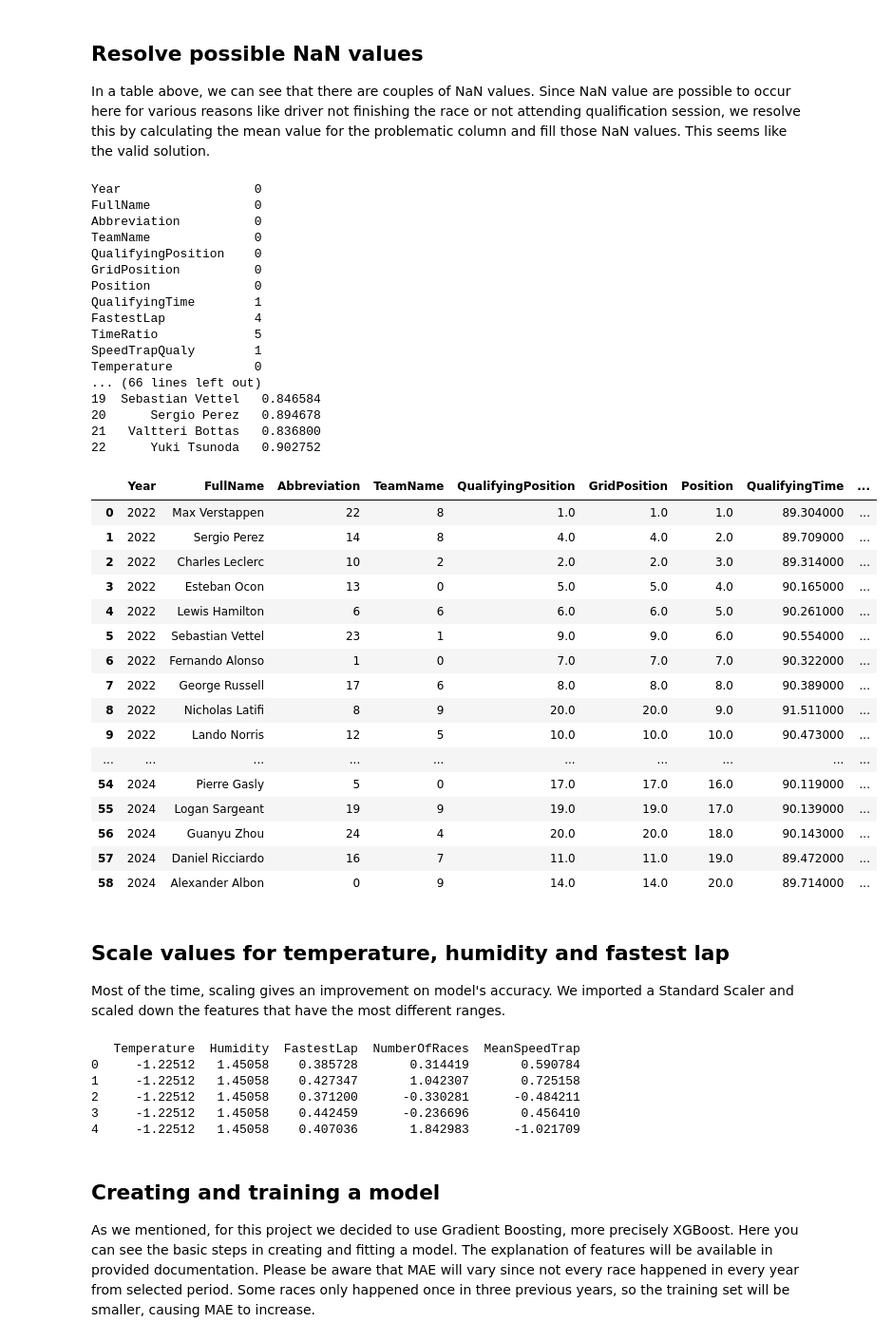
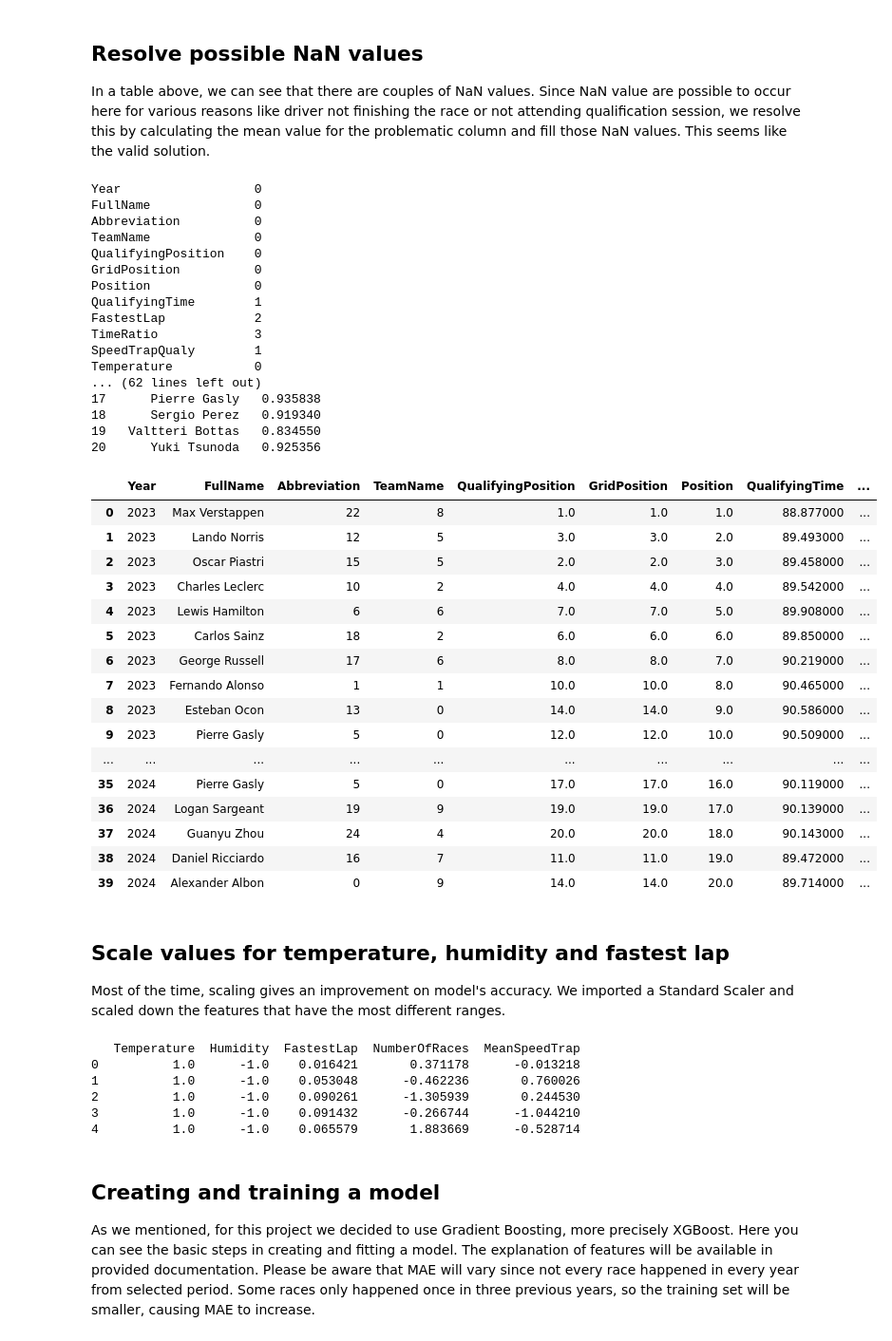
Before and after one commit to petarstamenkovic/F1-Race-Predictor, a Jupyter notebook: F1_Race_Predictor.ipynb, the cells around one changed output. Shown at 95% size. Saved outputs shown, nothing was run; the diff lists cells and outputs as text; code cells hidden in the pictures.

Commit message:
Notebook file completed, documentation and read me left to write!

```diff
--- a/F1_Race_Predictor.ipynb
+++ b/F1_Race_Predictor.ipynb
@@ -233,8 +215,8 @@ core           INFO     Finished loading data for 20 drivers: ['1', '11', '4', '
 After fetching the data, we merge them all in one big final Data Frame. Merge is mostly done on driver Abbreviations. For features Time Ratio and Speed Trap, we group our entries by drivers and calculate the mean values for each one. This is later used in the prediction sample.
 # %%
 # Combine all data
-all_races = pd.concat([race_2022, race_2023, race_2024], ignore_index=True)
-all_qualis = pd.concat([quali_2022, quali_2023, quali_2024], ignore_index=True)
+all_races = pd.concat([race_2023, race_2024], ignore_index=True)
+all_qualis = pd.concat([quali_2023, quali_2024], ignore_index=True)
 
 # Merge race and qualifying data
 merged_data = pd.merge(
@@ -357,57 +350,57 @@ for col in ["QualifyingTime", "FastestLap", "TimeRatio", "SpeedTrapQualy"]:
     final_sessions_encoded[col] = final_sessions_encoded[col].fillna(final_sessions_encoded[col].mean())
 
 # Verify that there are no NaN values
 print(final_sessions_encoded.isnull().sum())
 
 # Calculate and print mean trap speed for each driver - this is visualy easier for creating prediction sample
 mean_speeds = final_sessions_encoded.groupby('FullName')['SpeedTrapQualy'].mean().reset_index()
 print("Mean speeds are: ", mean_speeds)
 
 # Calculate and print time ratio for each driver - this is visualy easier for creating prediction sample
 mean_time_ratio = final_sessions_encoded.groupby('FullName')['TimeRatio'].mean().reset_index()
 print("Mean time ratio's are: ", mean_time_ratio)
 
 # Calculating mean values and importing them into Data Frame
 final_sessions_encoded['MeanSpeedTrap'] = final_sessions_encoded.groupby('FullName')['SpeedTrapQualy'].transform('mean')
 final_sessions_encoded['MeanTimeRatio'] = final_sessions_encoded.groupby('FullName')['TimeRatio'].transform('mean')
-final_sessions_encoded['YearWeight'] = final_sessions_encoded['Year'].map({2024: 4, 2023: 2, 2022: 1})
+final_sessions_encoded['YearWeight'] = final_sessions_encoded['Year'].map({2024: 5, 2023: 3, 2022: 0.1})
 
 final_sessions_encoded
 # %% [output]
 Year                  0
 FullName              0
 Abbreviation          0
 TeamName              0
 QualifyingPosition    0
 GridPosition          0
 Position              0
 QualifyingTime        1
-FastestLap            4
-TimeRatio             5
+FastestLap            2
+TimeRatio             3
 SpeedTrapQualy        1
 Temperature           0
-... (66 lines left out)
-19  Sebastian Vettel   0.846584
-20      Sergio Perez   0.894678
-21   Valtteri Bottas   0.836800
-22      Yuki Tsunoda   0.902752
+... (62 lines left out)
+17      Pierre Gasly   0.935838
+18      Sergio Perez   0.919340
+19   Valtteri Bottas   0.834550
+20      Yuki Tsunoda   0.925356
 |  | Year | FullName | Abbreviation | TeamName | QualifyingPosition | GridPosition | Position | QualifyingTime | ... |
-| 0 | 2022 | Max Verstappen | 22 | 8 | 1.0 | 1.0 | 1.0 | 89.304000 | ... |
-| 1 | 2022 | Sergio Perez | 14 | 8 | 4.0 | 4.0 | 2.0 | 89.709000 | ... |
-| 2 | 2022 | Charles Leclerc | 10 | 2 | 2.0 | 2.0 | 3.0 | 89.314000 | ... |
-| 3 | 2022 | Esteban Ocon | 13 | 0 | 5.0 | 5.0 | 4.0 | 90.165000 | ... |
-| 4 | 2022 | Lewis Hamilton | 6 | 6 | 6.0 | 6.0 | 5.0 | 90.261000 | ... |
-| 5 | 2022 | Sebastian Vettel | 23 | 1 | 9.0 | 9.0 | 6.0 | 90.554000 | ... |
-| 6 | 2022 | Fernando Alonso | 1 | 0 | 7.0 | 7.0 | 7.0 | 90.322000 | ... |
-| 7 | 2022 | George Russell | 17 | 6 | 8.0 | 8.0 | 8.0 | 90.389000 | ... |
-| 8 | 2022 | Nicholas Latifi | 8 | 9 | 20.0 | 20.0 | 9.0 | 91.511000 | ... |
-| 9 | 2022 | Lando Norris | 12 | 5 | 10.0 | 10.0 | 10.0 | 90.473000 | ... |
+| 0 | 2023 | Max Verstappen | 22 | 8 | 1.0 | 1.0 | 1.0 | 88.877000 | ... |
+| 1 | 2023 | Lando Norris | 12 | 5 | 3.0 | 3.0 | 2.0 | 89.493000 | ... |
+| 2 | 2023 | Oscar Piastri | 15 | 5 | 2.0 | 2.0 | 3.0 | 89.458000 | ... |
+| 3 | 2023 | Charles Leclerc | 10 | 2 | 4.0 | 4.0 | 4.0 | 89.542000 | ... |
+| 4 | 2023 | Lewis Hamilton | 6 | 6 | 7.0 | 7.0 | 5.0 | 89.908000 | ... |
+| 5 | 2023 | Carlos Sainz | 18 | 2 | 6.0 | 6.0 | 6.0 | 89.850000 | ... |
+| 6 | 2023 | George Russell | 17 | 6 | 8.0 | 8.0 | 7.0 | 90.219000 | ... |
+| 7 | 2023 | Fernando Alonso | 1 | 1 | 10.0 | 10.0 | 8.0 | 90.465000 | ... |
+| 8 | 2023 | Esteban Ocon | 13 | 0 | 14.0 | 14.0 | 9.0 | 90.586000 | ... |
+| 9 | 2023 | Pierre Gasly | 5 | 0 | 12.0 | 12.0 | 10.0 | 90.509000 | ... |
 | ... | ... | ... | ... | ... | ... | ... | ... | ... | ... |
-| 54 | 2024 | Pierre Gasly | 5 | 0 | 17.0 | 17.0 | 16.0 | 90.119000 | ... |
-| 55 | 2024 | Logan Sargeant | 19 | 9 | 19.0 | 19.0 | 17.0 | 90.139000 | ... |
-| 56 | 2024 | Guanyu Zhou | 24 | 4 | 20.0 | 20.0 | 18.0 | 90.143000 | ... |
-| 57 | 2024 | Daniel Ricciardo | 16 | 7 | 11.0 | 11.0 | 19.0 | 89.472000 | ... |
-| 58 | 2024 | Alexander Albon | 0 | 9 | 14.0 | 14.0 | 20.0 | 89.714000 | ... |
+| 35 | 2024 | Pierre Gasly | 5 | 0 | 17.0 | 17.0 | 16.0 | 90.119000 | ... |
+| 36 | 2024 | Logan Sargeant | 19 | 9 | 19.0 | 19.0 | 17.0 | 90.139000 | ... |
+| 37 | 2024 | Guanyu Zhou | 24 | 4 | 20.0 | 20.0 | 18.0 | 90.143000 | ... |
+| 38 | 2024 | Daniel Ricciardo | 16 | 7 | 11.0 | 11.0 | 19.0 | 89.472000 | ... |
+| 39 | 2024 | Alexander Albon | 0 | 9 | 14.0 | 14.0 | 20.0 | 89.714000 | ... |
 # %% [markdown]
 ## Scale values for temperature, humidity and fastest lap
 
@@ -431,11 +424,11 @@ final_sessions_encoded['FastestLap'] = fastest_lap_scaler.fit_transform(final_se
 print(final_sessions_encoded[['Temperature', 'Humidity', 'FastestLap','NumberOfRaces', 'MeanSpeedTrap']].head())
 # %% [output]
    Temperature  Humidity  FastestLap  NumberOfRaces  MeanSpeedTrap
-0     -1.22512   1.45058    0.385728       0.314419       0.590784
-1     -1.22512   1.45058    0.427347       1.042307       0.725158
-2     -1.22512   1.45058    0.371200      -0.330281      -0.484211
-3     -1.22512   1.45058    0.442459      -0.236696       0.456410
-4     -1.22512   1.45058    0.407036       1.842983      -1.021709
+0          1.0      -1.0    0.016421       0.371178      -0.013218
+1          1.0      -1.0    0.053048      -0.462236       0.760026
+2          1.0      -1.0    0.090261      -1.305939       0.244530
+3          1.0      -1.0    0.091432      -0.266744      -1.044210
+4          1.0      -1.0    0.065579       1.883669      -0.528714
 # %% [markdown]
 ## Creating and training a model
 
```
Also changed, not shown: parts of 17 cells of this notebook, 1 other file.
